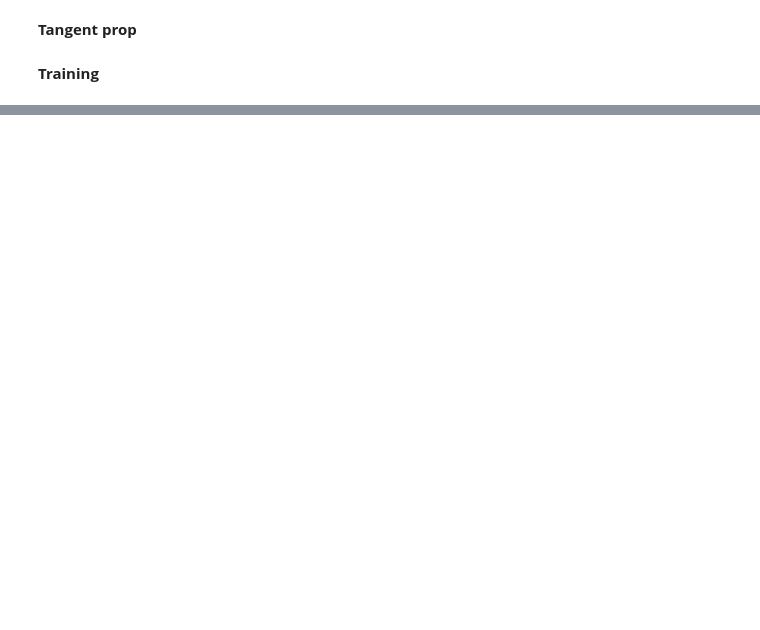
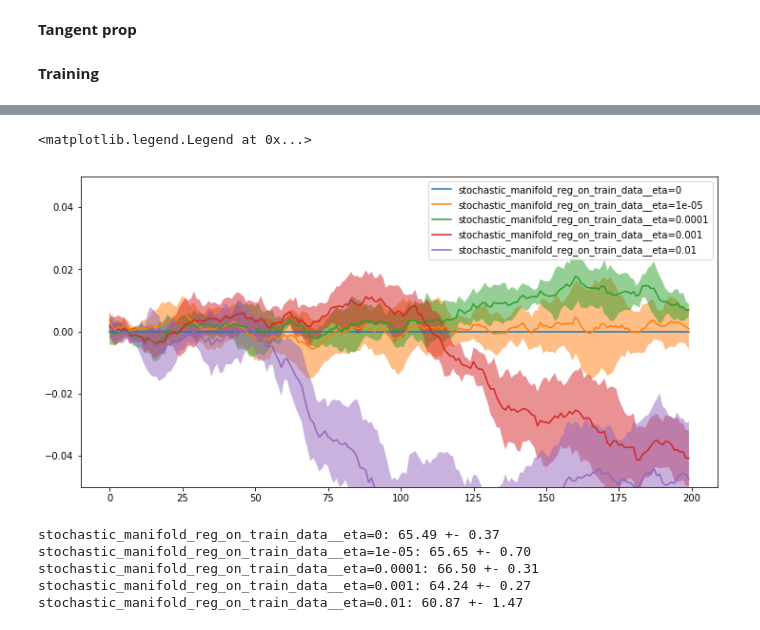
Before and after one commit to varenick/wae_semi_supervised, a Jupyter notebook: wae_gan_tangent_prop_cifar_semi_supervised.ipynb, the cells around one changed output, grey strips where cells are left out. Drawn from its saved outputs; the diff is of its cells as text; code cells hidden in the pictures; blank space fills up the shorter version.

```diff
--- a/wae_gan_tangent_prop_cifar_semi_supervised.ipynb
+++ b/wae_gan_tangent_prop_cifar_semi_supervised.ipynb
@@ -681,0 +722,32 @@ plt.legend(modes)
+# %%
+plt.figure(figsize=(12, 6))
+
+for mode in modes:
+    curve = DataFrame(test_accs[mode] - test_accs[modes[0]]).ewm(alpha=alpha, axis=1).mean()
+    plt.plot(curve.mean(axis=0))
+    plt.fill_between(
+        range(num_epochs),
+        curve.mean(axis=0) - curve.std(axis=0),
+        curve.mean(axis=0) + curve.std(axis=0),
+        alpha=0.5
+    )
+plt.ylim(-0.05, 0.05)
+plt.legend(modes)
+# %% [output]
+<matplotlib.legend.Legend at 0x...>
+[figure, added]
+# %%
+for mode in modes:
+    print('{}: {:.2f} +- {:.2f}'.format(
+        mode,
+        DataFrame(test_accs[mode]).ewm(alpha=alpha, axis=1).mean().mean(axis=0).max() * 100,
+        DataFrame(test_accs[mode]).ewm(alpha=alpha, axis=1).mean().std(axis=0)[
+            np.argmax(DataFrame(test_accs[mode]).ewm(alpha=alpha, axis=1).mean().mean(axis=0))
+        ] * 100,
+    ))
+# %% [output]
+stochastic_manifold_reg_on_train_data__eta=0: 65.49 +- 0.37
+stochastic_manifold_reg_on_train_data__eta=1e-05: 65.65 +- 0.70
+stochastic_manifold_reg_on_train_data__eta=0.0001: 66.50 +- 0.31
+stochastic_manifold_reg_on_train_data__eta=0.001: 64.24 +- 0.27
+stochastic_manifold_reg_on_train_data__eta=0.01: 60.87 +- 1.47
```
Also changed, not shown: parts of 8 cells of this notebook, 2 other files.
